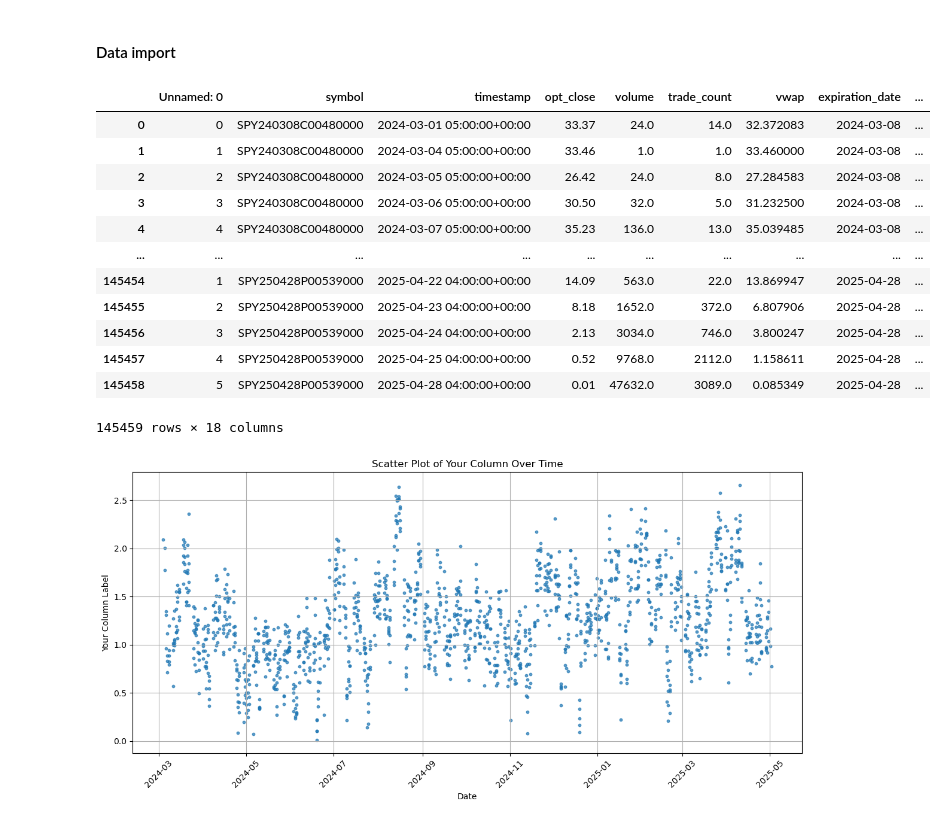
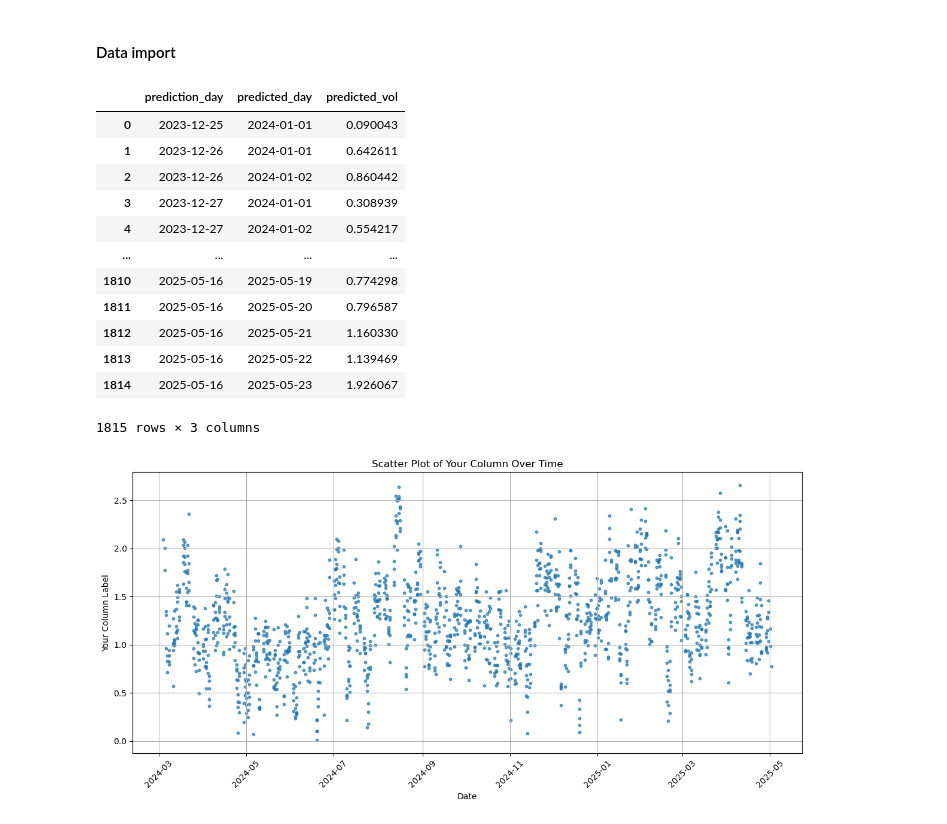
Before and after one commit to principlepauli/Butterflies-, a Jupyter notebook: Strategy/Option_Butterfly_1.ipynb, the cells around one changed output. Drawn from its saved outputs; the diff is of its cells as text; code cells hidden in the pictures.

```diff
--- a/Strategy/Option_Butterfly_1.ipynb
+++ b/Strategy/Option_Butterfly_1.ipynb
@@ -28,31 +28,31 @@ from py_vollib.black_scholes import implied_volatility
 # %%
 path = r"C:\Users\pauli\Downloads\predicted_volatility_5d_horizon.csv"   # fake data for testing
 vol_predictions = pd.read_csv(path)
 vol_predictions['predicted_vol'] = vol_predictions['predicted_vol'] *0.1
 
 options_data = pd.read_csv(r"C:\Users\pauli\Butterflies-\options\options.csv")
 options_data= options_data.rename(columns={'close' : 'opt_close'})
 underlying_data= pd.read_csv(r"C:\Users\pauli\Butterflies-\yfinance_data\spy.csv")
 underlying_data = underlying_data.iloc[2:]
 underlying_data = underlying_data.rename(columns={'Price' : 'timestamp', 'Close' : 'close', 'Volume' : 'volume'})
 
 options_data
 #underlying_data
-# vol_predictions
+vol_predictions
 # %% [output]
-|  | Unnamed: 0 | symbol | timestamp | opt_close | volume | trade_count | vwap | expiration_date | ... |
-| 0 | 0 | SPY240308C00480000 | 2024-03-01 05:00:00+00:00 | 33.37 | 24.0 | 14.0 | 32.372083 | 2024-03-08 | ... |
-| 1 | 1 | SPY240308C00480000 | 2024-03-04 05:00:00+00:00 | 33.46 | 1.0 | 1.0 | 33.460000 | 2024-03-08 | ... |
-| 2 | 2 | SPY240308C00480000 | 2024-03-05 05:00:00+00:00 | 26.42 | 24.0 | 8.0 | 27.284583 | 2024-03-08 | ... |
-| 3 | 3 | SPY240308C00480000 | 2024-03-06 05:00:00+00:00 | 30.50 | 32.0 | 5.0 | 31.232500 | 2024-03-08 | ... |
-| 4 | 4 | SPY240308C00480000 | 2024-03-07 05:00:00+00:00 | 35.23 | 136.0 | 13.0 | 35.039485 | 2024-03-08 | ... |
-| ... | ... | ... | ... | ... | ... | ... | ... | ... | ... |
-| 145454 | 1 | SPY250428P00539000 | 2025-04-22 04:00:00+00:00 | 14.09 | 563.0 | 22.0 | 13.869947 | 2025-04-28 | ... |
-| 145455 | 2 | SPY250428P00539000 | 2025-04-23 04:00:00+00:00 | 8.18 | 1652.0 | 372.0 | 6.807906 | 2025-04-28 | ... |
-| 145456 | 3 | SPY250428P00539000 | 2025-04-24 04:00:00+00:00 | 2.13 | 3034.0 | 746.0 | 3.800247 | 2025-04-28 | ... |
-| 145457 | 4 | SPY250428P00539000 | 2025-04-25 04:00:00+00:00 | 0.52 | 9768.0 | 2112.0 | 1.158611 | 2025-04-28 | ... |
-| 145458 | 5 | SPY250428P00539000 | 2025-04-28 04:00:00+00:00 | 0.01 | 47632.0 | 3089.0 | 0.085349 | 2025-04-28 | ... |
+|  | prediction_day | predicted_day | predicted_vol |
+| 0 | 2023-12-25 | 2024-01-01 | 0.090043 |
+| 1 | 2023-12-26 | 2024-01-01 | 0.642611 |
+| 2 | 2023-12-26 | 2024-01-02 | 0.860442 |
+| 3 | 2023-12-27 | 2024-01-01 | 0.308939 |
+| 4 | 2023-12-27 | 2024-01-02 | 0.554217 |
+| ... | ... | ... | ... |
+| 1810 | 2025-05-16 | 2025-05-19 | 0.774298 |
+| 1811 | 2025-05-16 | 2025-05-20 | 0.796587 |
+| 1812 | 2025-05-16 | 2025-05-21 | 1.160330 |
+| 1813 | 2025-05-16 | 2025-05-22 | 1.139469 |
+| 1814 | 2025-05-16 | 2025-05-23 | 1.926067 |
-145459 rows × 18 columns
+1815 rows × 3 columns
 # %%
 import datetime as dt
 import pytz
```
Also changed, not shown: 1 other file.
